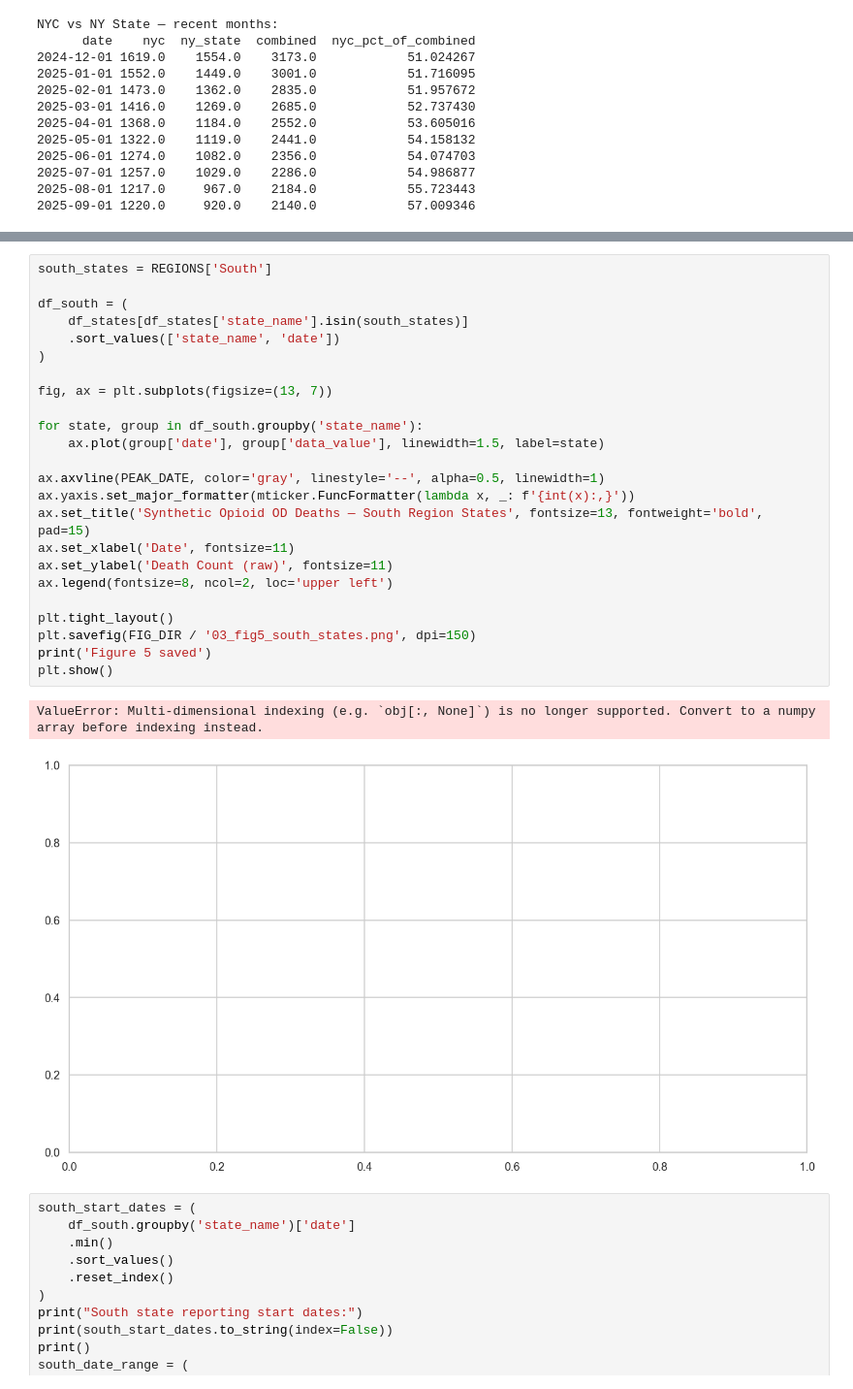
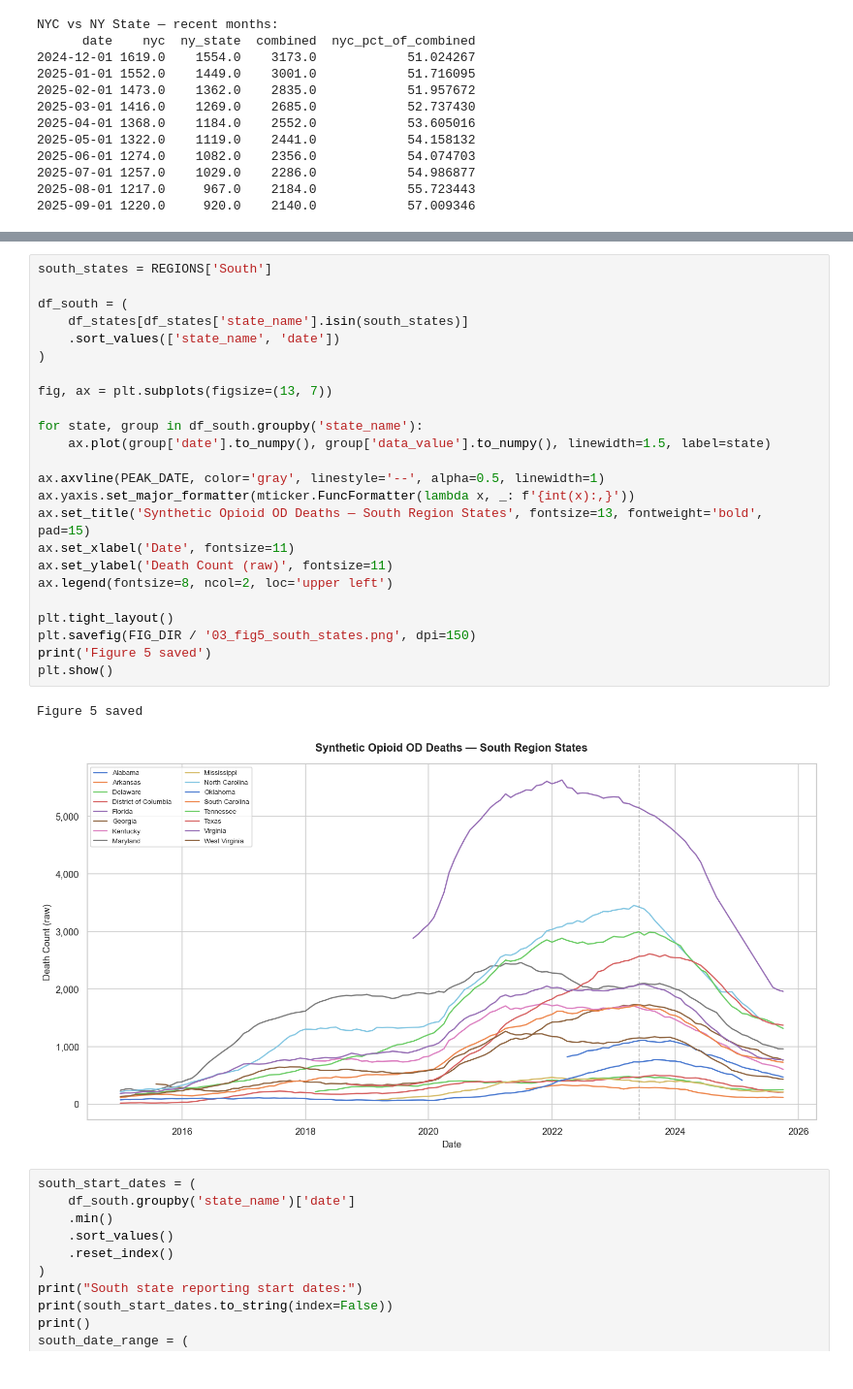
Before and after one commit to mitchellyorkey/fentanyl-odd, a Jupyter notebook: notebooks/03_eda_state_level.ipynb, the cells around one changed output, grey strips where cells are left out. Shown at 97% size. Cells and saved outputs as stored; diff of their text form.

Commit message:
03_eda_state_level complete - state peaks, decline rates, regional trends, NYC analysis, per capita rates via Census API join,also refined API key to env so they are not public on github

```diff
--- a/notebooks/03_eda_state_level.ipynb
+++ b/notebooks/03_eda_state_level.ipynb
@@ -459,30 +467,30 @@ ValueError: Multi-dimensional indexing (e.g. `obj[:, None]`) is no longer suppor
 # %%
 south_states = REGIONS['South']
 
 df_south = (
     df_states[df_states['state_name'].isin(south_states)]
     .sort_values(['state_name', 'date'])
 )
 
 fig, ax = plt.subplots(figsize=(13, 7))
 
 for state, group in df_south.groupby('state_name'):
-    ax.plot(group['date'], group['data_value'], linewidth=1.5, label=state)
+    ax.plot(group['date'].to_numpy(), group['data_value'].to_numpy(), linewidth=1.5, label=state)
 
 ax.axvline(PEAK_DATE, color='gray', linestyle='--', alpha=0.5, linewidth=1)
 ax.yaxis.set_major_formatter(mticker.FuncFormatter(lambda x, _: f'{int(x):,}'))
 ax.set_title('Synthetic Opioid OD Deaths — South Region States', fontsize=13, fontweight='bold', pad=15)
 ax.set_xlabel('Date', fontsize=11)
 ax.set_ylabel('Death Count (raw)', fontsize=11)
 ax.legend(fontsize=8, ncol=2, loc='upper left')
 
 plt.tight_layout()
 plt.savefig(FIG_DIR / '03_fig5_south_states.png', dpi=150)
 print('Figure 5 saved')
 plt.show()
 # %% [output]
-ValueError: Multi-dimensional indexing (e.g. `obj[:, None]`) is no longer supported. Convert to a numpy array before indexing instead.
+Figure 5 saved
-[figure, old version]
+[figure, new version]
 # %%
 south_start_dates = (
     df_south.groupby('state_name')['date']
```
Also changed, not shown: parts of 8 cells of this notebook, 4 other files.
